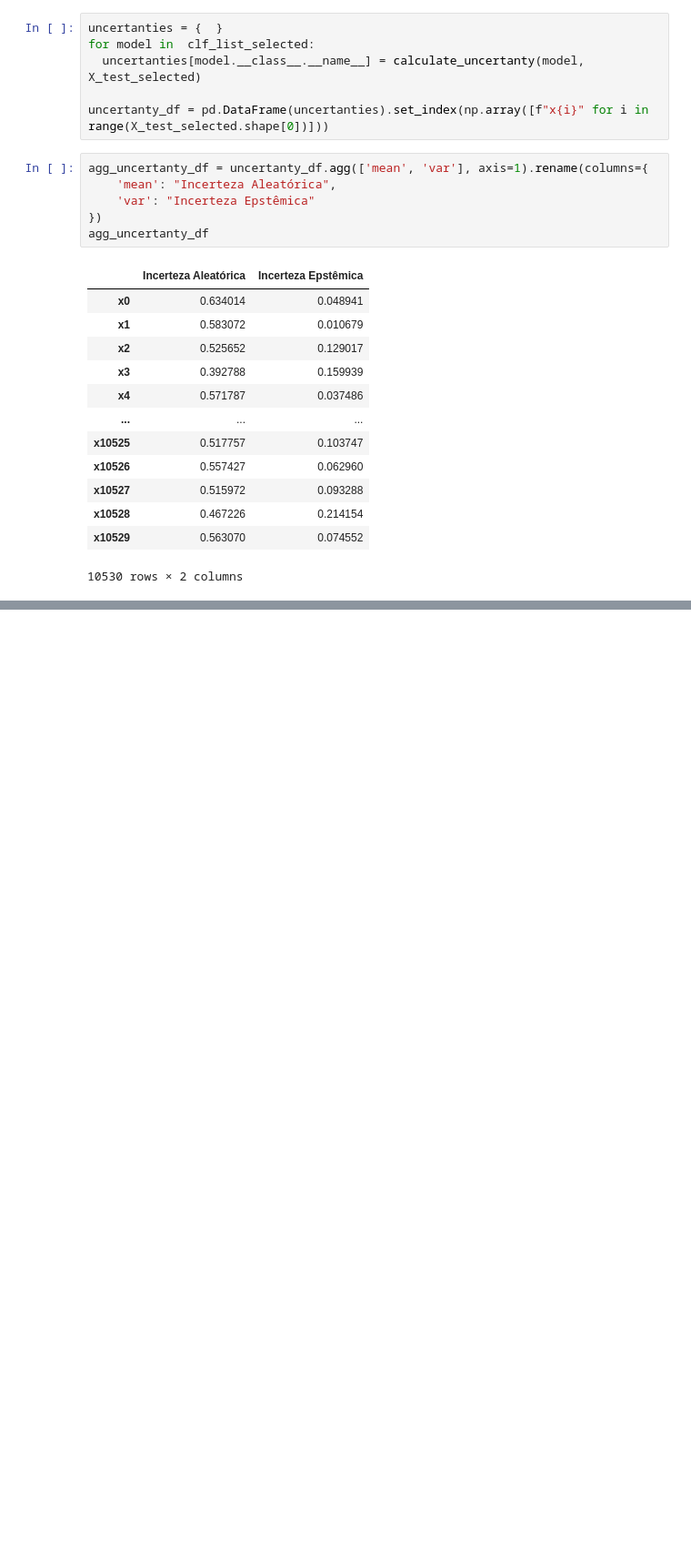
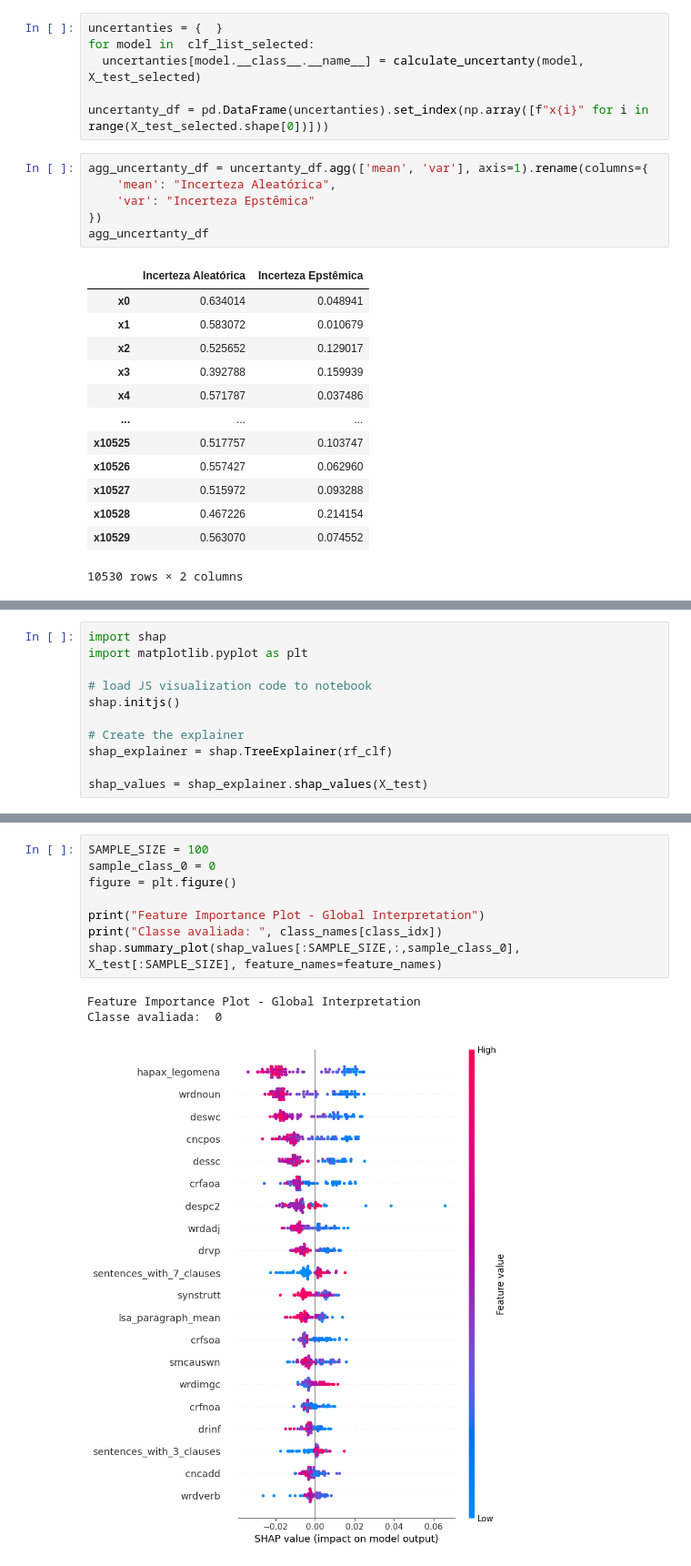
Before and after one commit to Tiagoblima/explanaible-essay-grading, a Jupyter notebook: notebooks/Essay Grade Classification - Parte 2.ipynb, the cells around one changed output, grey strips where cells are left out. Shown at 91% size. Drawn from its saved outputs; the diff is of its cells as text; blank space fills up the shorter version.

```diff
--- a/notebooks/Essay Grade Classification - Parte 2.ipynb
+++ b/notebooks/Essay Grade Classification - Parte 2.ipynb
@@ -162,0 +207,11 @@ agg_uncertanty_df
+# %%
+import shap
+import matplotlib.pyplot as plt
+
+# load JS visualization code to notebook
+shap.initjs()
+
+# Create the explainer
+shap_explainer = shap.TreeExplainer(rf_clf)
+
+shap_values = shap_explainer.shap_values(X_test)
@@ -162,0 +220,12 @@ agg_uncertanty_df
+# %%
+SAMPLE_SIZE = 100
+sample_class_0 = 0
+figure = plt.figure()
+
+print("Feature Importance Plot - Global Interpretation")
+print("Classe avaliada: ", class_names[class_idx])
+shap.summary_plot(shap_values[:SAMPLE_SIZE,:,sample_class_0], X_test[:SAMPLE_SIZE], feature_names=feature_names)
+# %% [output]
+Feature Importance Plot - Global Interpretation
+Classe avaliada:  0
+[figure, added]
```
Also changed, not shown: parts of 14 cells of this notebook.
